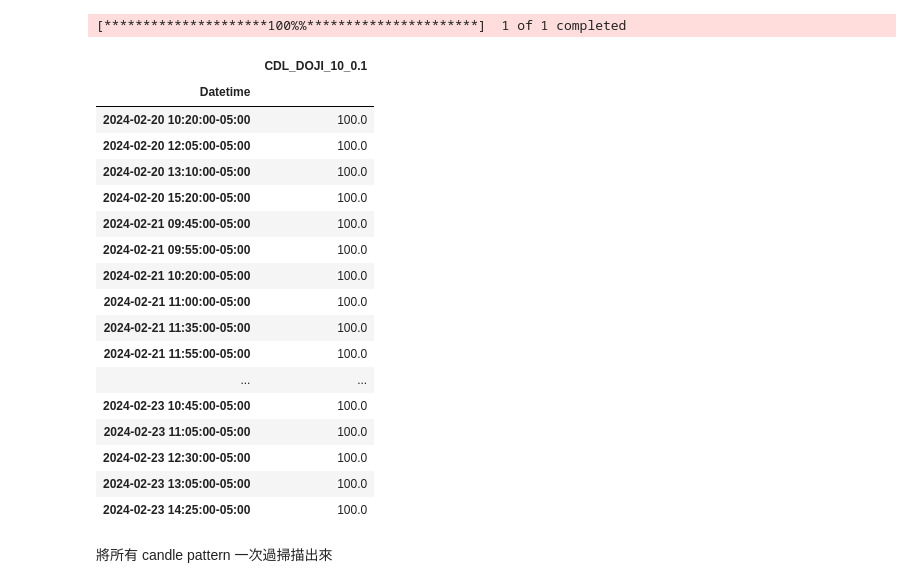
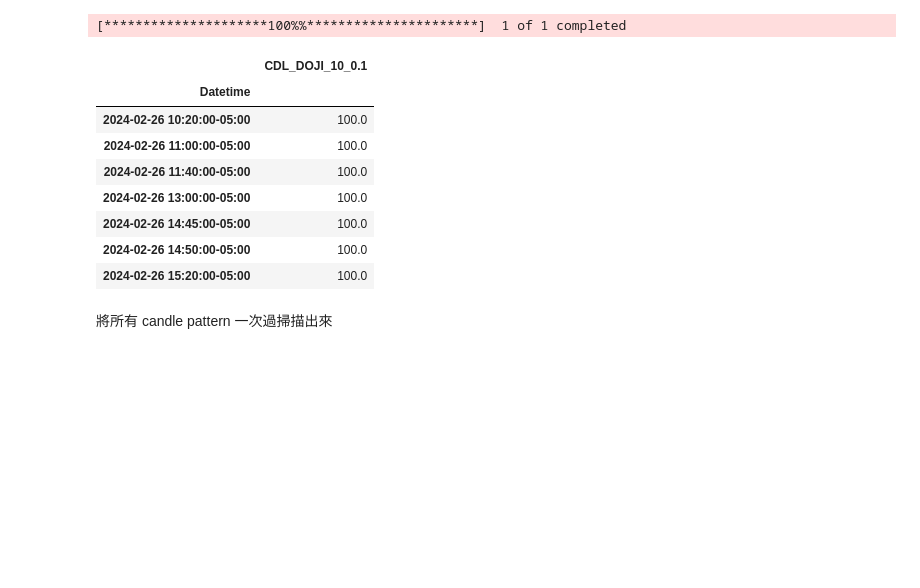
Before and after one commit to LunchBox/snowball, a Jupyter notebook: 013_pandas_ta_candle_patterns.ipynb, the cells around one changed output. Cells and saved outputs as stored; diff of their text form; code cells hidden in the pictures; blank space fills up the shorter version.

```diff
--- a/013_pandas_ta_candle_patterns.ipynb
+++ b/013_pandas_ta_candle_patterns.ipynb
@@ -10,32 +10,23 @@ import pandas_ta as ta
 
 import yfinance as yf
 # %%
-df = yf.download("^SPX", period="5d", interval="5m")
+df = yf.download("^SPX", period="1d", interval="5m")
 # %% [output]
 [*********************100%%**********************]  1 of 1 completed
 # %%
 doji = df.ta.cdl_pattern(name="doji")
 
-doji[doji["CDL_DOJI_10_0.1"] > 0]
+doji[doji["CDL_DOJI_10_0.1"] != 0]
 # %% [output]
 |  | CDL_DOJI_10_0.1 |
 | Datetime |  |
-| 2024-02-20 10:20:00-05:00 | 100.0 |
-| 2024-02-20 12:05:00-05:00 | 100.0 |
-| 2024-02-20 13:10:00-05:00 | 100.0 |
-| 2024-02-20 15:20:00-05:00 | 100.0 |
-| 2024-02-21 09:45:00-05:00 | 100.0 |
-| 2024-02-21 09:55:00-05:00 | 100.0 |
-| 2024-02-21 10:20:00-05:00 | 100.0 |
-| 2024-02-21 11:00:00-05:00 | 100.0 |
-| 2024-02-21 11:35:00-05:00 | 100.0 |
-| 2024-02-21 11:55:00-05:00 | 100.0 |
-| ... | ... |
-| 2024-02-23 10:45:00-05:00 | 100.0 |
-| 2024-02-23 11:05:00-05:00 | 100.0 |
-| 2024-02-23 12:30:00-05:00 | 100.0 |
-| 2024-02-23 13:05:00-05:00 | 100.0 |
-| 2024-02-23 14:25:00-05:00 | 100.0 |
+| 2024-02-26 10:20:00-05:00 | 100.0 |
+| 2024-02-26 11:00:00-05:00 | 100.0 |
+| 2024-02-26 11:40:00-05:00 | 100.0 |
+| 2024-02-26 13:00:00-05:00 | 100.0 |
+| 2024-02-26 14:45:00-05:00 | 100.0 |
+| 2024-02-26 14:50:00-05:00 | 100.0 |
+| 2024-02-26 15:20:00-05:00 | 100.0 |
 # %% [markdown]
 將所有 candle pattern 一次過掃描出來
 # %%
```
Also changed, not shown: parts of 3 cells of this notebook.
